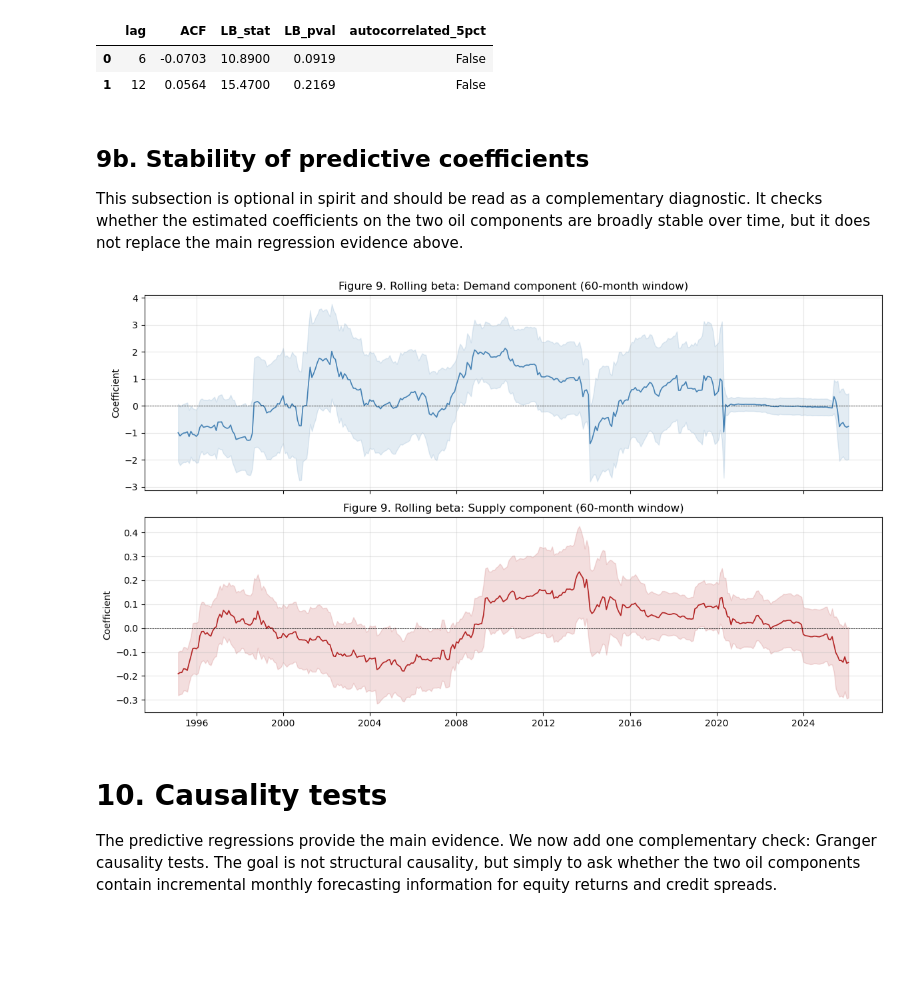
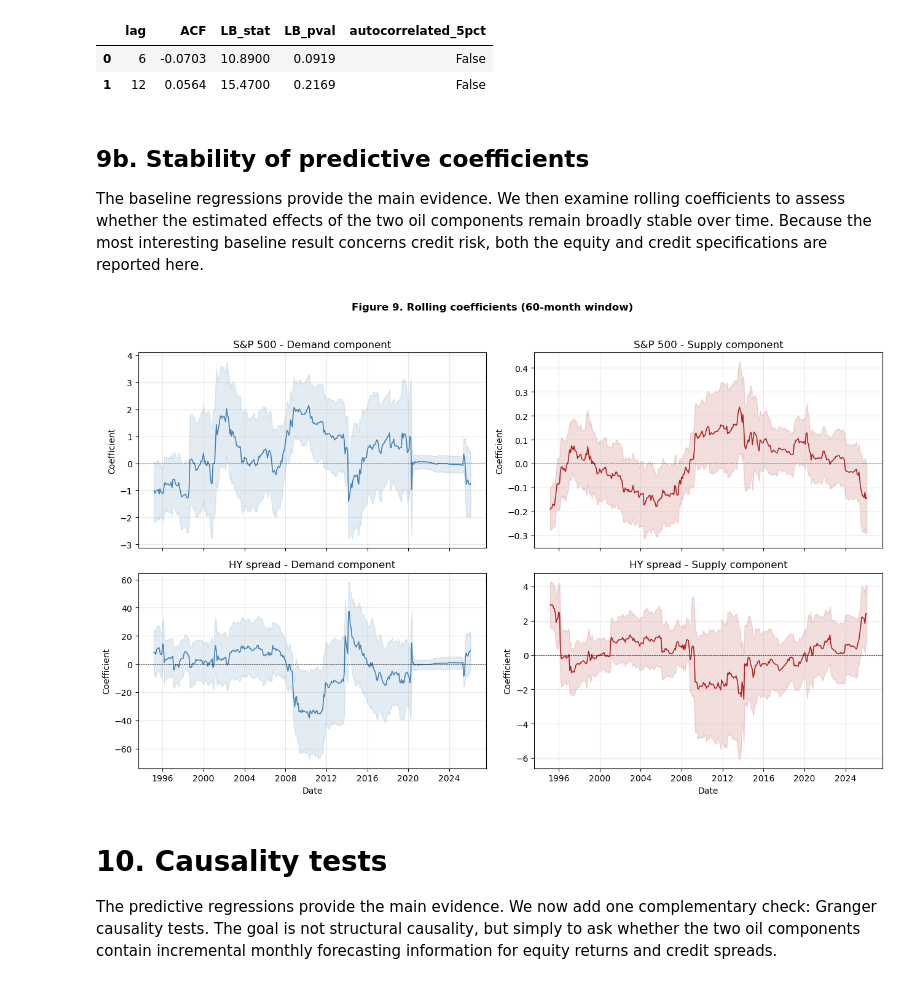
Before and after one commit to LorenzoDavideDeMartino/EMF---Forecasting-the-Effect-of-Oil-Price-Increases-on-Financial-Markets, a Jupyter notebook: AnthonyRottet/L_claude v3.ipynb, the cells around one changed output. Saved outputs shown, nothing was run; the diff lists cells and outputs as text; code cells hidden in the pictures; blank space fills up the shorter version.

```diff
--- a/AnthonyRottet/L_claude v3.ipynb
+++ b/AnthonyRottet/L_claude v3.ipynb
@@ -757,31 +783,48 @@ Residual diagnostics:
 # %% [markdown]
 ## 9b. Stability of predictive coefficients
 
-This subsection is optional in spirit and should be read as a complementary diagnostic. It checks whether the estimated coefficients on the two oil components are broadly stable over time, but it does not replace the main regression evidence above.
+The baseline regressions provide the main evidence. We then examine rolling coefficients to assess whether the estimated effects of the two oil components remain broadly stable over time. Because the most interesting baseline result concerns credit risk, both the equity and credit specifications are reported here.
 # %%
-rolling_df = rolling_predictive_coefficients(
-    decomposition_df, dependent_col="sp500_return",
-    predictor_cols=["baseline_oil_demand_component", "baseline_oil_supply_component", "sp500_return", "term_spread", "gold_return", "sp500_realized_vol"],
-    window=60, horizon=1,
-)
+rolling_results = {}
+
+for target in ["sp500_return", "hy_change"]:
+    rolling_results[target] = rolling_predictive_coefficients(
+        decomposition_df,
+        dependent_col=target,
+        predictor_cols=["baseline_oil_demand_component", "baseline_oil_supply_component", target, "term_spread", "gold_return", "sp500_realized_vol"],
+        window=60,
+        horizon=1,
+    )  # on estime des coefficients glissants pour les actions et pour le credit
 # %%
-fig, axes = plt.subplots(2, 1, figsize=(12, 7), sharex=True)
-for ax, comp, color, title in [
-    (axes[0], "baseline_oil_demand_component", "steelblue", "Demand component"),
-    (axes[1], "baseline_oil_supply_component", "firebrick", "Supply component"),
-]:
-    beta_col = f"beta_{comp}"
-    se_col = f"se_{comp}"
-    ax.plot(rolling_df["date"], rolling_df[beta_col], color=color, linewidth=1.2)
-    ax.fill_between(rolling_df["date"], rolling_df[beta_col] - 2 * rolling_df[se_col], rolling_df[beta_col] + 2 * rolling_df[se_col], alpha=0.15, color=color)
-    ax.axhline(y=0, color="black", linewidth=0.5, linestyle="--")
-    ax.set_title(f"Figure 9. Rolling beta: {title} (60-month window)")
-    ax.set_ylabel("Coefficient")
-    ax.grid(True, alpha=0.3)
+fig, axes = plt.subplots(2, 2, figsize=(13, 8), sharex='col')
+plot_specs = [
+    ("sp500_return", "S&P 500", 0),
+    ("hy_change", "HY spread", 1),
+]
+for target, label, row in plot_specs:
+    roll = rolling_results[target]
+    for col_idx, (comp, color, title) in enumerate([
+        ("baseline_oil_demand_component", "steelblue", "Demand component"),
+        ("baseline_oil_supply_component", "firebrick", "Supply component"),
+    ]):
+        ax = axes[row, col_idx]
+        beta_col = f"beta_{comp}"
+        se_col = f"se_{comp}"
+        ax.plot(roll["date"], roll[beta_col], color=color, linewidth=1.2)
+        ax.fill_between(roll["date"], roll[beta_col] - 2 * roll[se_col], roll[beta_col] + 2 * roll[se_col], alpha=0.15, color=color)
+        ax.axhline(y=0, color="black", linewidth=0.5, linestyle="--")
+        ax.set_title(f"{label} - {title}")
+        ax.set_ylabel("Coefficient")
+        ax.grid(True, alpha=0.3)
+
+for ax in axes[1, :]:
+    ax.set_xlabel("Date")
+
+plt.suptitle("Figure 9. Rolling coefficients (60-month window)", fontweight="bold", y=1.02)
 plt.tight_layout()
 plt.show()
 # %% [output]
-[figure, old version]
+[figure, new version]
 # %% [markdown]
 # 10. Causality tests
 
```
Also changed, not shown: parts of 30 cells of this notebook.
